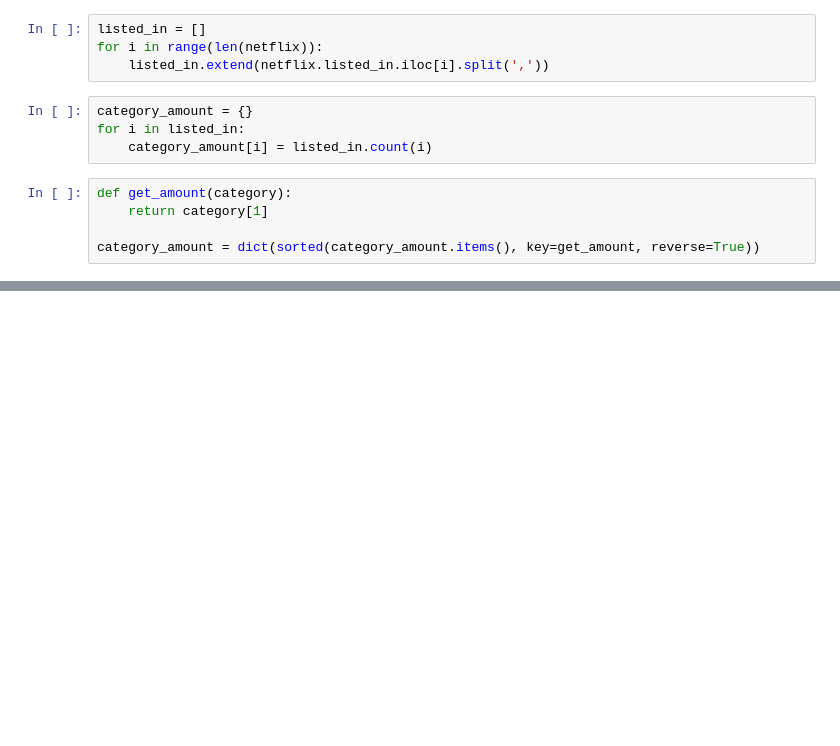
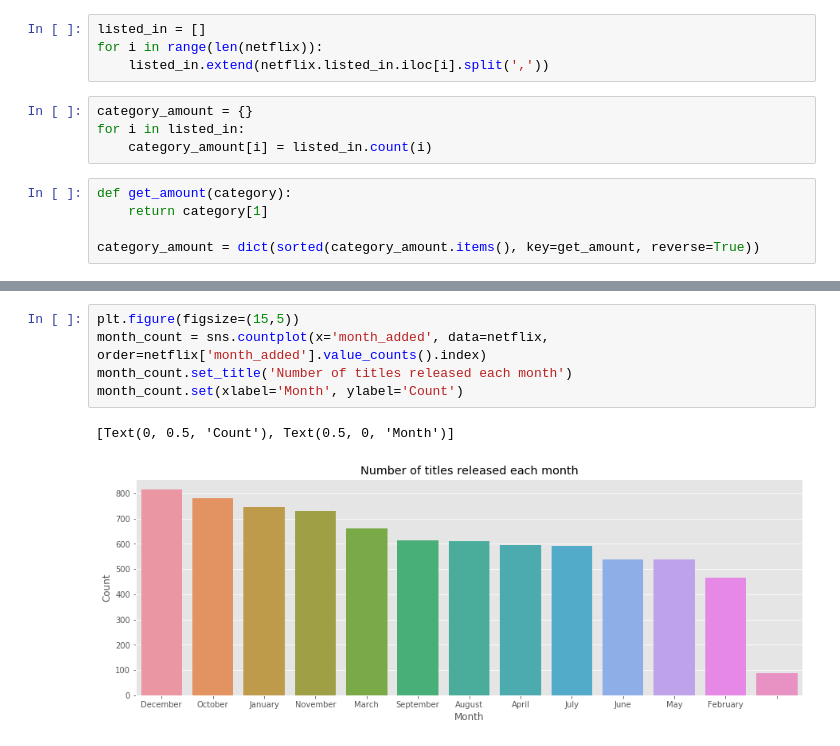
Before and after one commit to cyrusleungst/data-analytics, a Jupyter notebook: project_4_netflix/netflix_eda.ipynb, the cells around one changed output, grey strips where cells are left out. Drawn from its saved outputs; the diff is of its cells as text; blank space fills up the shorter version.

```diff
--- a/project_4_netflix/netflix_eda.ipynb
+++ b/project_4_netflix/netflix_eda.ipynb
@@ -92,0 +114,8 @@ sns.countplot(x='type', data=netflix)
+# %%
+plt.figure(figsize=(15,5))
+month_count = sns.countplot(x='month_added', data=netflix, order=netflix['month_added'].value_counts().index)
+month_count.set_title('Number of titles released each month')
+month_count.set(xlabel='Month', ylabel='Count')
+# %% [output]
+[Text(0, 0.5, 'Count'), Text(0.5, 0, 'Month')]
+[figure, added]
```
Also changed, not shown: parts of 8 cells of this notebook.
